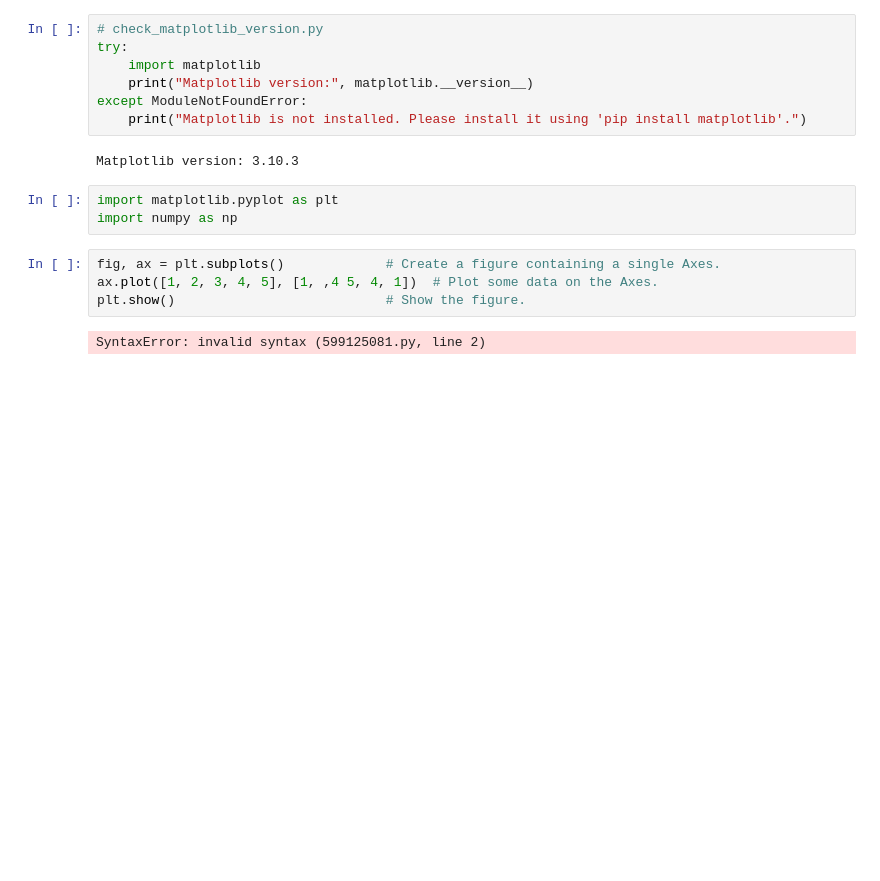
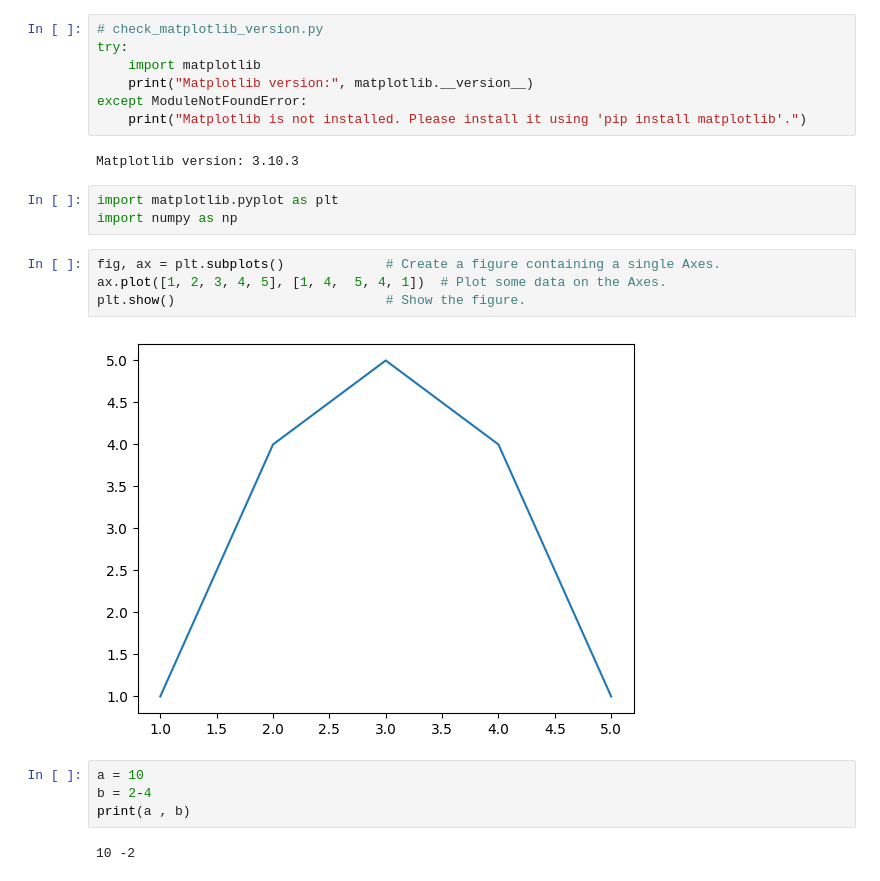
Before and after one commit to AbhishekChauhan9036/AlgoTrading-using-Python, a Jupyter notebook: matplotlib/test.ipynb, the cells around one changed output. Drawn from its saved outputs; the diff is of its cells as text; blank space fills up the shorter version.

```diff
--- a/matplotlib/test.ipynb
+++ b/matplotlib/test.ipynb
@@ -48,7 +48,13 @@ import matplotlib.pyplot as plt
 import numpy as np
 # %%
 fig, ax = plt.subplots()             # Create a figure containing a single Axes.
-ax.plot([1, 2, 3, 4, 5], [1, ,4 5, 4, 1])  # Plot some data on the Axes.
+ax.plot([1, 2, 3, 4, 5], [1, 4,  5, 4, 1])  # Plot some data on the Axes.
 plt.show()                           # Show the figure.
 # %% [output]
-SyntaxError: invalid syntax (599125081.py, line 2)
+[figure, added]
+# %%
+a = 10
+b = 2-4
+print(a , b)
+# %% [output]
+10 -2
```
Also changed, not shown: parts of 2 cells of this notebook.
